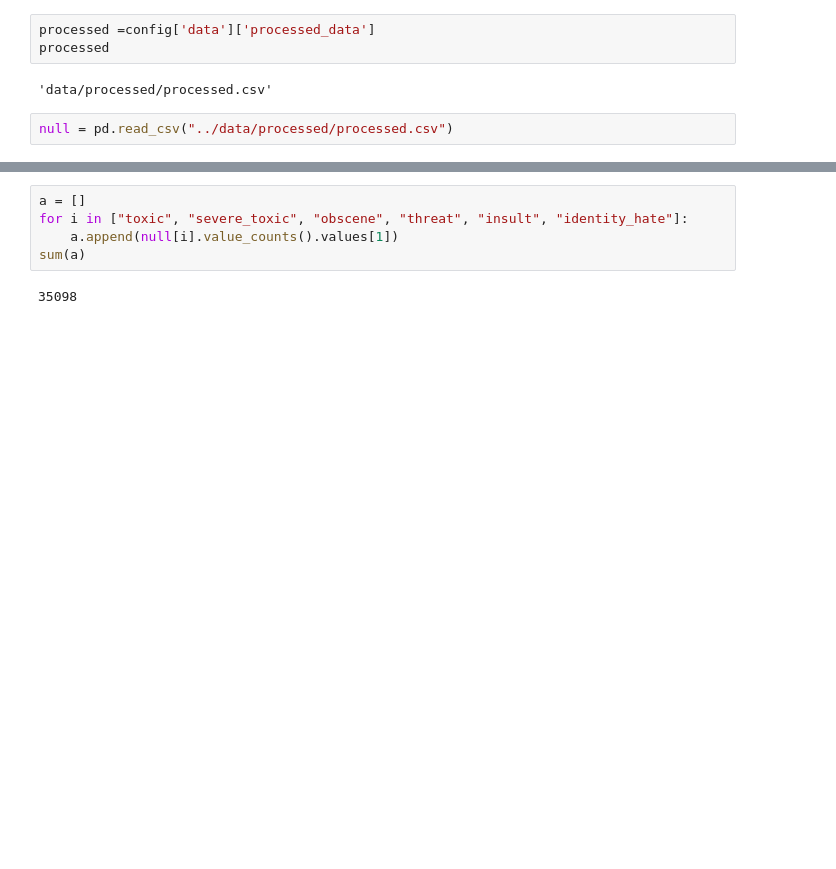
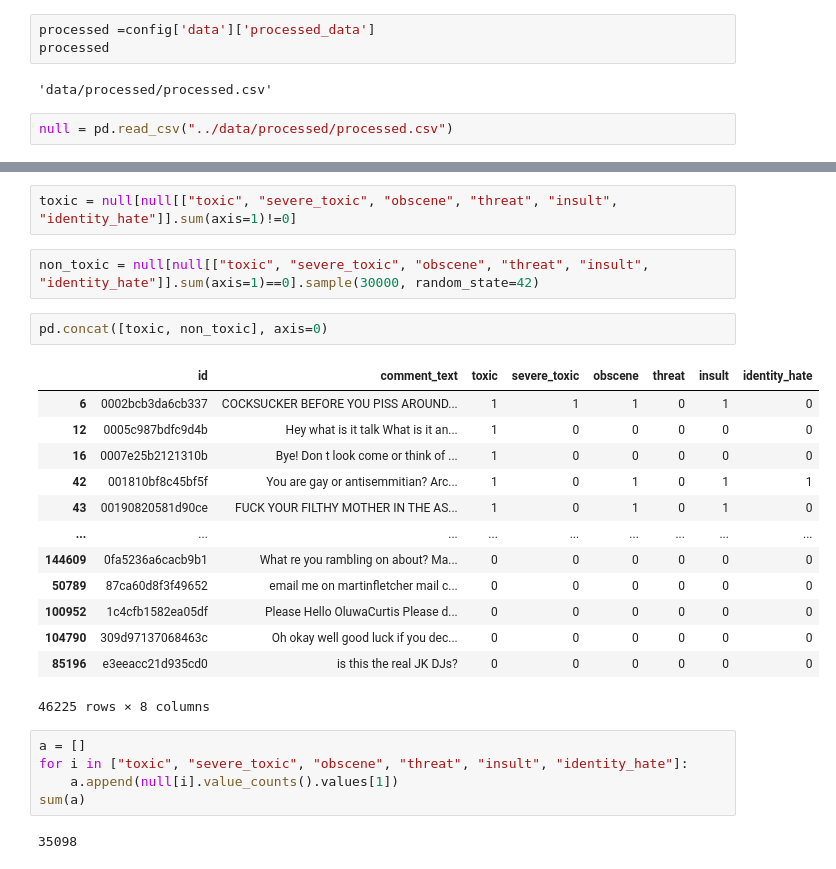
Before and after one commit to RehanShaikh-ai/jigsaw-text-moderation, a Jupyter notebook: notebooks/experiment.ipynb, the cells around one changed output, grey strips where cells are left out. Cells and saved outputs as stored; diff of their text form; blank space fills up the shorter version.

```diff
--- a/notebooks/experiment.ipynb
+++ b/notebooks/experiment.ipynb
@@ -146,3 +146,23 @@ null[["toxic", "severe_toxic", "obscene", "threat", "insult", "identity_hate"]]
+# %%
+toxic = null[null[["toxic", "severe_toxic", "obscene", "threat", "insult", "identity_hate"]].sum(axis=1)!=0]
+# %%
+non_toxic = null[null[["toxic", "severe_toxic", "obscene", "threat", "insult", "identity_hate"]].sum(axis=1)==0].sample(30000, random_state=42)
+# %%
+pd.concat([toxic, non_toxic], axis=0)
+# %% [output]
+|  | id | comment_text | toxic | severe_toxic | obscene | threat | insult | identity_hate |
+| 6 | 0002bcb3da6cb337 | COCKSUCKER BEFORE YOU PISS AROUND... | 1 | 1 | 1 | 0 | 1 | 0 |
+| 12 | 0005c987bdfc9d4b | Hey what is it talk What is it an... | 1 | 0 | 0 | 0 | 0 | 0 |
+| 16 | 0007e25b2121310b | Bye! Don t look come or think of ... | 1 | 0 | 0 | 0 | 0 | 0 |
+| 42 | 001810bf8c45bf5f | You are gay or antisemmitian? Arc... | 1 | 0 | 1 | 0 | 1 | 1 |
+| 43 | 00190820581d90ce | FUCK YOUR FILTHY MOTHER IN THE AS... | 1 | 0 | 1 | 0 | 1 | 0 |
+| ... | ... | ... | ... | ... | ... | ... | ... | ... |
+| 144609 | 0fa5236a6cacb9b1 | What re you rambling on about? Ma... | 0 | 0 | 0 | 0 | 0 | 0 |
+| 50789 | 87ca60d8f3f49652 | email me on martinfletcher mail c... | 0 | 0 | 0 | 0 | 0 | 0 |
+| 100952 | 1c4cfb1582ea05df | Please Hello OluwaCurtis Please d... | 0 | 0 | 0 | 0 | 0 | 0 |
+| 104790 | 309d97137068463c | Oh okay well good luck if you dec... | 0 | 0 | 0 | 0 | 0 | 0 |
+| 85196 | e3eeacc21d935cd0 | is this the real JK DJs? | 0 | 0 | 0 | 0 | 0 | 0 |
+46225 rows × 8 columns
 # %%
 a = []
 for i in ["toxic", "severe_toxic", "obscene", "threat", "insult", "identity_hate"]:
```
Also changed, not shown: parts of 1 cell of this notebook, 7 other files.
